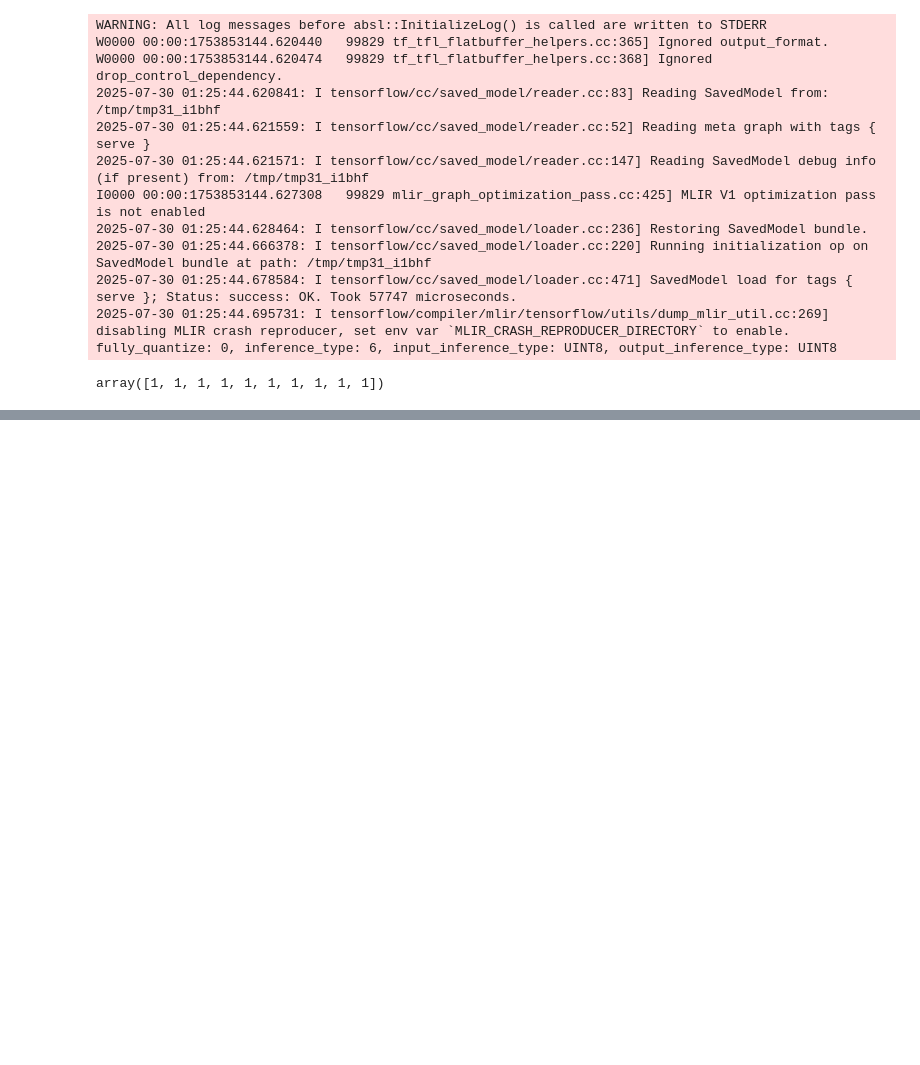
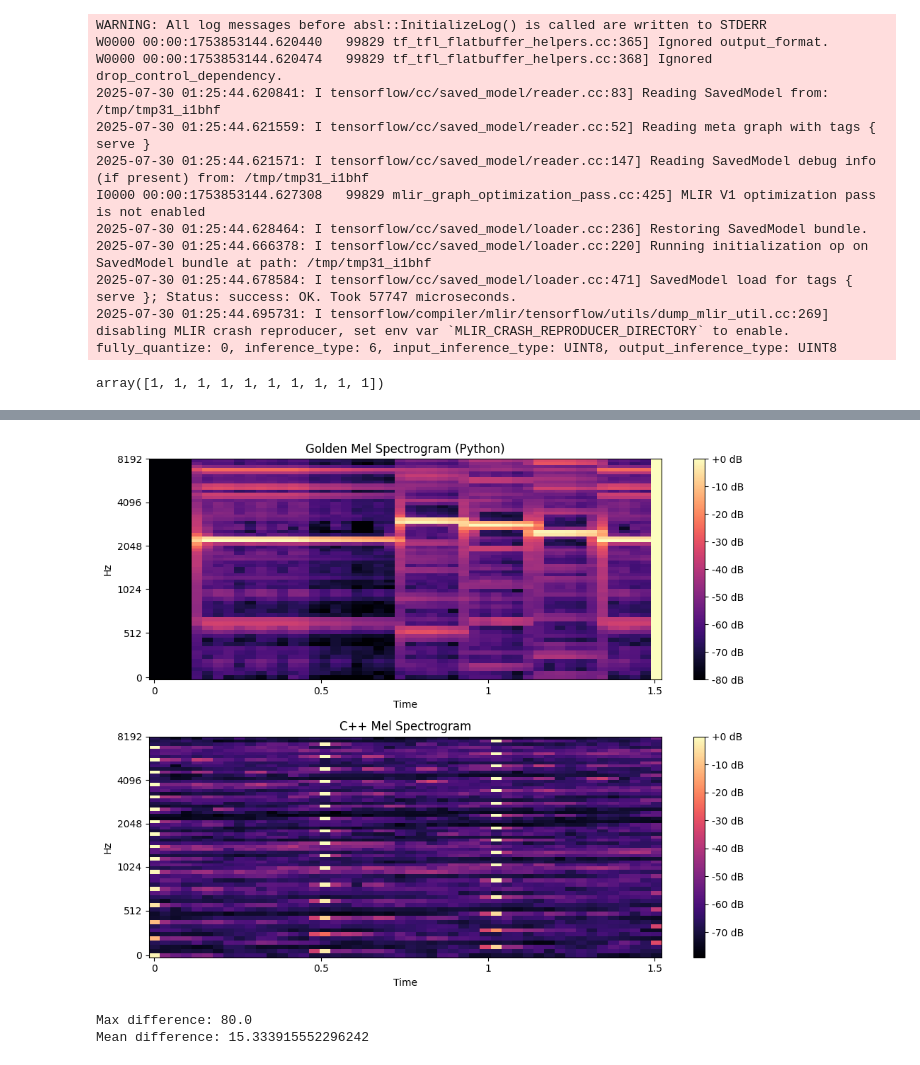
Before and after one commit to mzakharo/lg_detector, a Jupyter notebook: notebook.ipynb, the cells around one changed output, grey strips where cells are left out. Saved outputs shown, nothing was run; the diff lists cells and outputs as text; code cells hidden in the pictures; blank space fills up the shorter version.

```diff
--- a/notebook.ipynb
+++ b/notebook.ipynb
@@ -340,0 +370,25 @@ array([1, 1, 1, 1, 1, 1, 1, 1, 1, 1])
+# %%
+# --- Compare Spectrograms ---
+fig, axs = plt.subplots(2, 1, figsize=(10, 8))
+
+# Golden Spectrogram
+img1 = librosa.display.specshow(golden_spectrogram, sr=CONFIG['sample_rate'], x_axis='time', y_axis='mel', ax=axs[0])
+fig.colorbar(img1, ax=axs[0], format='%+2.0f dB')
+axs[0].set_title('Golden Mel Spectrogram (Python)')
+
+# C++ Spectrogram
+img2 = librosa.display.specshow(cpp_spectrogram, sr=CONFIG['sample_rate'], x_axis='time', y_axis='mel', ax=axs[1])
+fig.colorbar(img2, ax=axs[1], format='%+2.0f dB')
+axs[1].set_title('C++ Mel Spectrogram')
+
+plt.tight_layout()
+plt.show()
+
+# --- Difference ---
+difference = np.abs(golden_spectrogram - cpp_spectrogram)
+print("Max difference:", np.max(difference))
+print("Mean difference:", np.mean(difference))
+# %% [output]
+[figure, added]
+Max difference: 80.0
+Mean difference: 15.333915552296242
```
Also changed, not shown: parts of 3 cells of this notebook, 3 other files.
